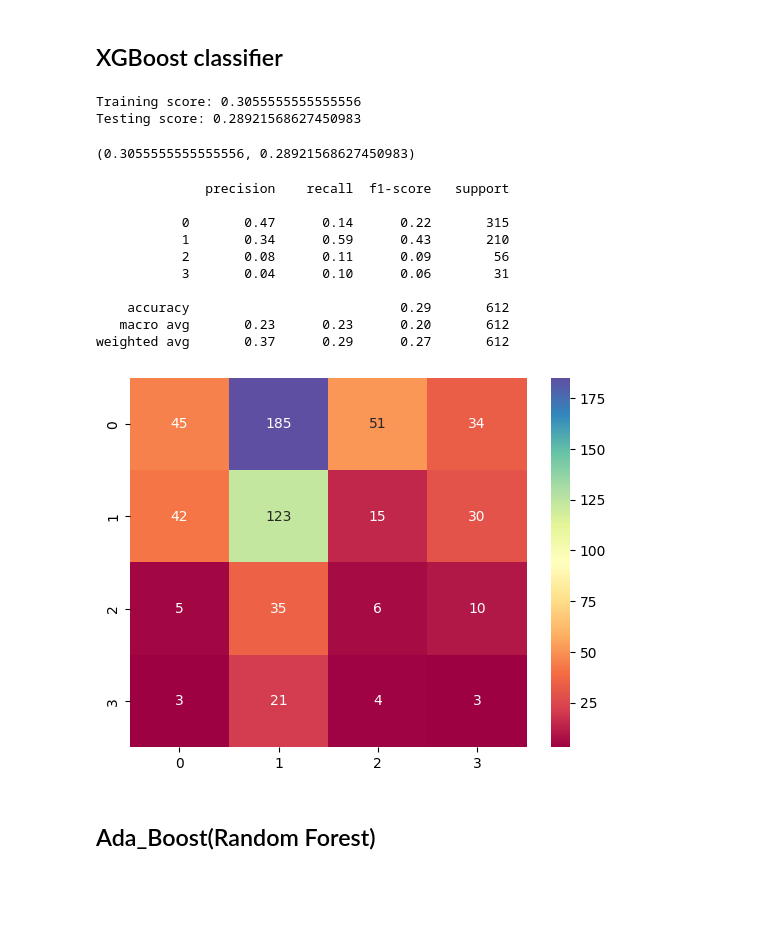
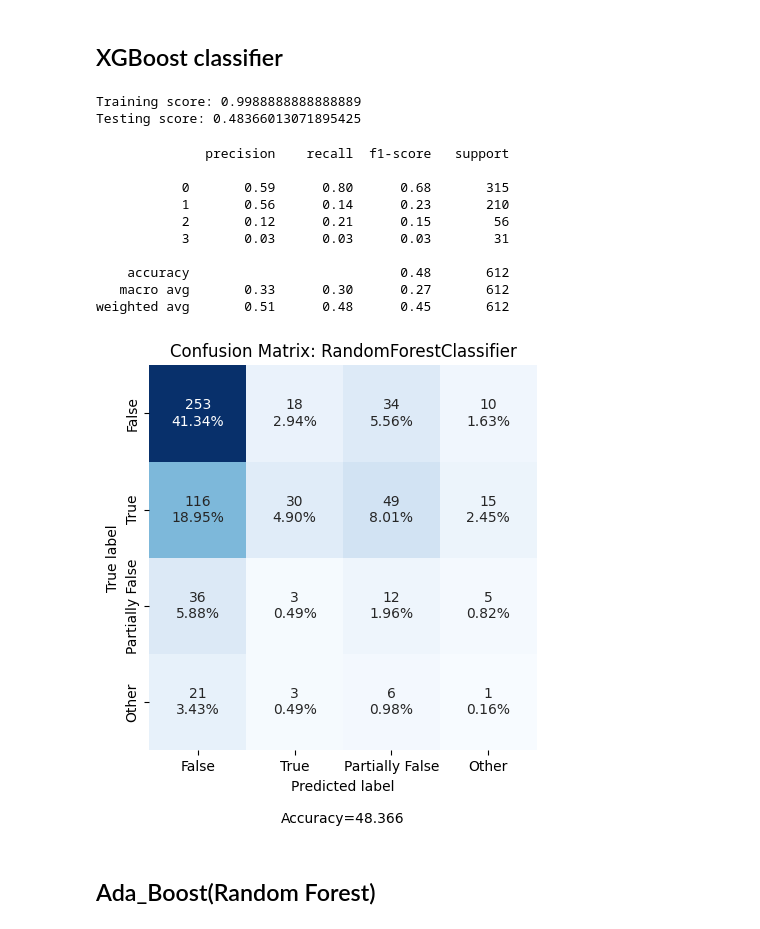
Before and after one commit to cgurkan/fake-news, a Jupyter notebook: FakeNewsPreprocess.ipynb, the cells around one changed output. Drawn from its saved outputs; the diff is of its cells as text; code cells hidden in the pictures; blank space fills up the shorter version.

```diff
--- a/FakeNewsPreprocess.ipynb
+++ b/FakeNewsPreprocess.ipynb
@@ -193,7 +132,7 @@ X_train.shape, X_test.shape
 # %% [output]
 ((900,), (612,))
 # %%
-vectorizer = TfidfVectorizer(min_df=50,max_features=10000)
+vectorizer = TfidfVectorizer()
 vector =  vectorizer.fit_transform(X_train)
 x_train=vector.toarray()
 
@@ -206,10 +255,7 @@ x_test = selector.fit_transform(x_test, y_test)
 # %% [markdown]
 ## NaiveBayes
 # %%
-nb = GaussianNB()
-nb2 = BernoulliNB()
-nb3 = MultinomialNB()
-VotingClassifiers = VotingClassifier(estimators=[('GaussianNB', nb),('BernoulliNB',nb2), ('MultinomialNB', nb3)], voting = 'soft')
-VotingClassifiers.fit(x_train, y_train)
-VotingClassifiers.score(x_train,y_train),VotingClassifiers.score(x_test,y_test)
+mnb = MultinomialNB()
+mnb.fit(x_train, y_train)
+mnb.score(x_train,y_train),mnb.score(x_test,y_test)
 # %% [output]
@@ -238,0 +263,11 @@ weighted avg       0.31      0.24      0.26       612
+# %%
+y_pred=mnb.predict(x_test)
+print(classification_report(y_test,y_pred))
+labels = ['True Neg','False Pos','False Neg','True Pos']
+categories = ['False','True', 'Partially False', 'Other']
+#sns.heatmap(confusion_matrix(y_act,y_pred),annot=True,cmap='Spectral', fmt='g')
+cf_matrix_1 = confusion_matrix(y_test, y_pred)
+make_confusion_matrix(cf_matrix_1,
+                      group_names=labels,
+                      categories=categories,
+                      cmap='Blues',figsize=(5,5),cbar=False, title='Confusion Matrix: MultinomialNB')
@@ -332,35 +391,34 @@ weighted avg       0.38      0.32      0.33       612
 ## XGBoost classifier
 # %%
 model = XGBClassifier( eval_metric='map',max_depth=200,n_estimators=70,learning_rate=1.99)
-model.fit(x_train,y_train.replace({"Real":0,'Fake':1}))
+model.fit(x_train,y_train)
 print('Training score:',model.score(x_train,y_train))
 print('Testing score:',model.score(x_test,y_test))
 # %% [output]
-Training score: 0.3055555555555556
-Testing score: 0.28921568627450983
+Training score: 0.9988888888888889
+Testing score: 0.48366013071895425
-# %%
-XGboost_classifier = (model.score(x_train,y_train),model.score(x_test,y_test))
-XGboost_classifier
-# %% [output]
-(0.3055555555555556, 0.28921568627450983)
 # %%
 #confusion matrix and classification report
-y_act = y_test
 y_pred = model.predict(x_test)
-sns.heatmap(confusion_matrix(y_act,y_pred),annot=True,cmap='Spectral', fmt='g')
-print(classification_report(y_act,y_pred))
+print(classification_report(y_test,y_pred))
+#sns.heatmap(confusion_matrix(y_test,y_pred),annot=True,cmap='Spectral', fmt='g')
+cf_matrix_5 = confusion_matrix(y_test, y_pred)
+make_confusion_matrix(cf_matrix_5,
+                      group_names=labels,
+                      categories=categories,
+                      cmap='Blues',figsize=(5,5),cbar=False, title='Confusion Matrix: RandomForestClassifier')
 # %% [output]
               precision    recall  f1-score   support
 
-           0       0.47      0.14      0.22       315
-           1       0.34      0.59      0.43       210
-           2       0.08      0.11      0.09        56
-           3       0.04      0.10      0.06        31
+           0       0.59      0.80      0.68       315
+           1       0.56      0.14      0.23       210
+           2       0.12      0.21      0.15        56
+           3       0.03      0.03      0.03        31
 
-    accuracy                           0.29       612
-   macro avg       0.23      0.23      0.20       612
-weighted avg       0.37      0.29      0.27       612
+    accuracy                           0.48       612
+   macro avg       0.33      0.30      0.27       612
+weighted avg       0.51      0.48      0.45       612
-[figure, old version]
+[figure, new version]
 # %% [markdown]
 ## Ada_Boost(Random Forest)
 # %%
```
Also changed, not shown: parts of 38 cells of this notebook.
